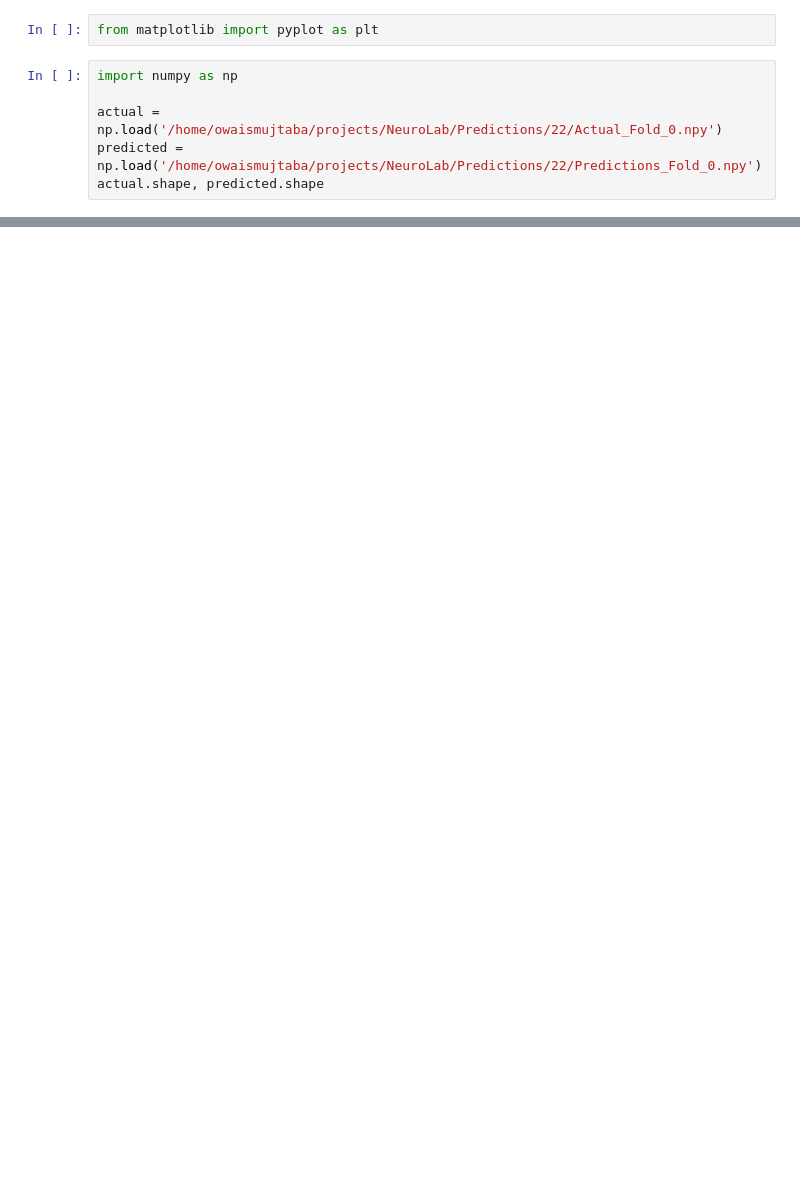
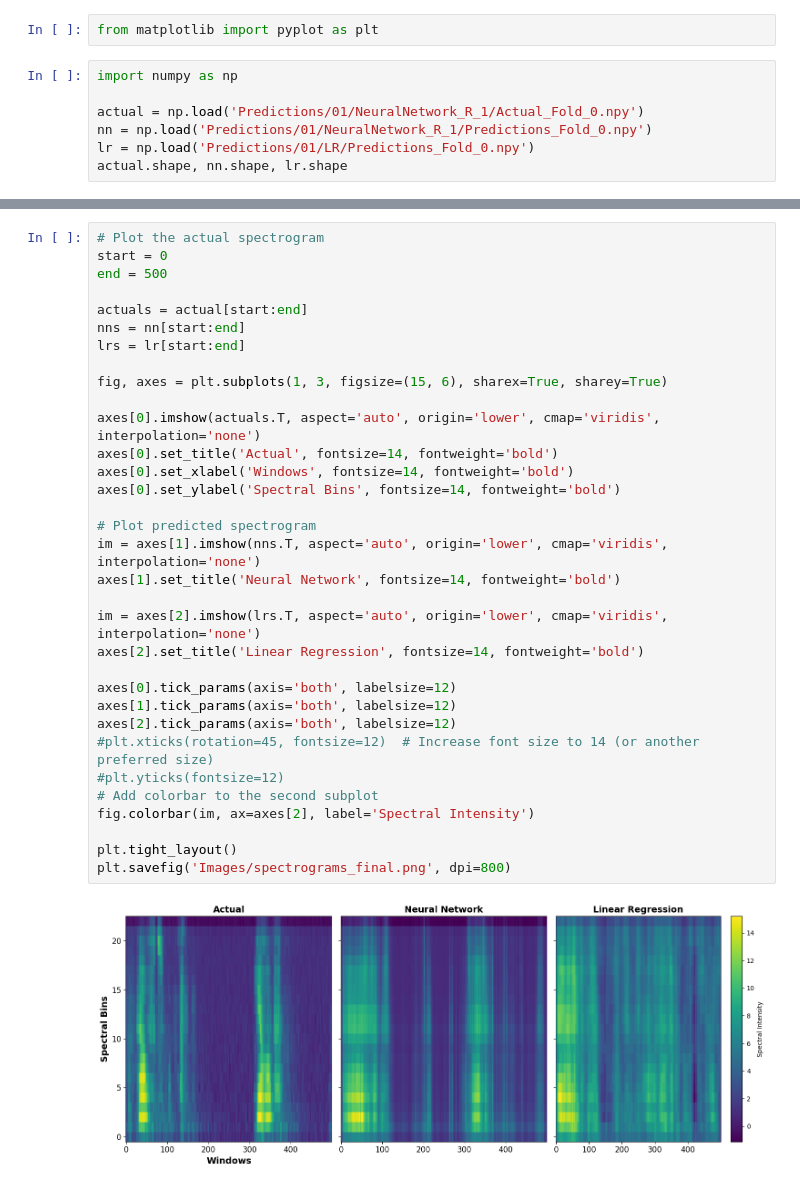
Before and after one commit to owaismujtaba/NeuroLab, a Jupyter notebook: spectrogram plot.ipynb, the cells around one changed output, grey strips where cells are left out. Cells and saved outputs as stored; diff of their text form; blank space fills up the shorter version.

```diff
--- a/spectrogram plot.ipynb
+++ b/spectrogram plot.ipynb
@@ -3,7 +3,8 @@ from matplotlib import pyplot as plt
 # %%
 import numpy as np
 
-actual = np.load('/home/owaismujtaba/projects/NeuroLab/Predictions/22/Actual_Fold_0.npy')
-predicted = np.load('/home/owaismujtaba/projects/NeuroLab/Predictions/22/Predictions_Fold_0.npy')
-actual.shape, predicted.shape
+actual = np.load('Predictions/01/NeuralNetwork_R_1/Actual_Fold_0.npy')
+nn = np.load('Predictions/01/NeuralNetwork_R_1/Predictions_Fold_0.npy')
+lr = np.load('Predictions/01/LR/Predictions_Fold_0.npy')
+actual.shape, nn.shape, lr.shape
 # %% [output]
@@ -85,0 +12,35 @@ plot_spectrograms(actuals.T, predicteds.T)
+# %%
+# Plot the actual spectrogram
+start = 0
+end = 500
+
+actuals = actual[start:end]
+nns = nn[start:end]
+lrs = lr[start:end]
+
+fig, axes = plt.subplots(1, 3, figsize=(15, 6), sharex=True, sharey=True)
+
+axes[0].imshow(actuals.T, aspect='auto', origin='lower', cmap='viridis', interpolation='none')
+axes[0].set_title('Actual', fontsize=14, fontweight='bold')
+axes[0].set_xlabel('Windows', fontsize=14, fontweight='bold')
+axes[0].set_ylabel('Spectral Bins', fontsize=14, fontweight='bold')
+
+# Plot predicted spectrogram
+im = axes[1].imshow(nns.T, aspect='auto', origin='lower', cmap='viridis', interpolation='none')
+axes[1].set_title('Neural Network', fontsize=14, fontweight='bold')
+
+im = axes[2].imshow(lrs.T, aspect='auto', origin='lower', cmap='viridis', interpolation='none')
+axes[2].set_title('Linear Regression', fontsize=14, fontweight='bold')
+
+axes[0].tick_params(axis='both', labelsize=12)
+axes[1].tick_params(axis='both', labelsize=12)
+axes[2].tick_params(axis='both', labelsize=12)
+#plt.xticks(rotation=45, fontsize=12)  # Increase font size to 14 (or another preferred size)
+#plt.yticks(fontsize=12)
+# Add colorbar to the second subplot
+fig.colorbar(im, ax=axes[2], label='Spectral Intensity')
+
+plt.tight_layout()
+plt.savefig('Images/spectrograms_final.png', dpi=800)
+# %% [output]
+[figure, added]
```
Also changed, not shown: parts of 3 cells of this notebook, 14 other files.
